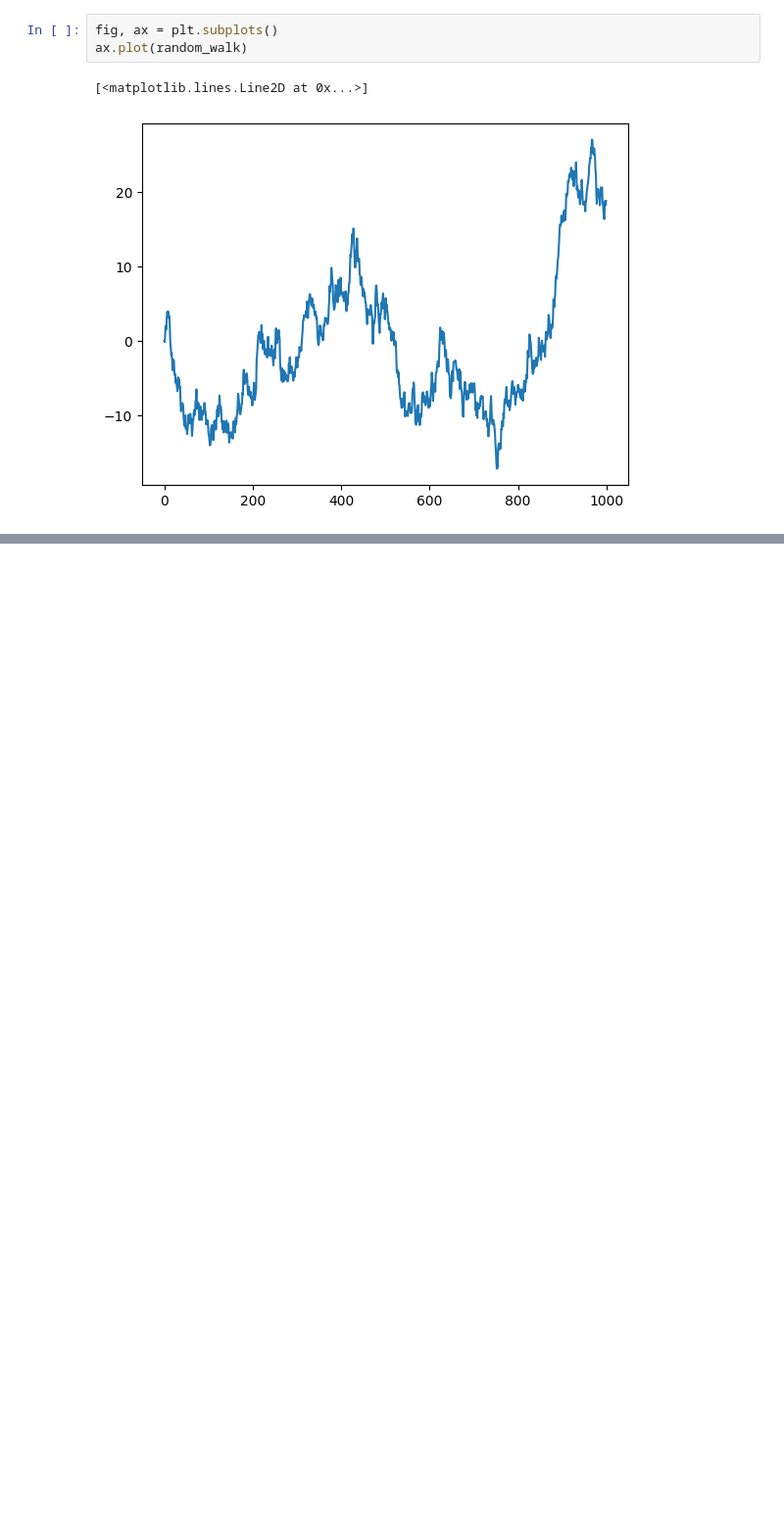
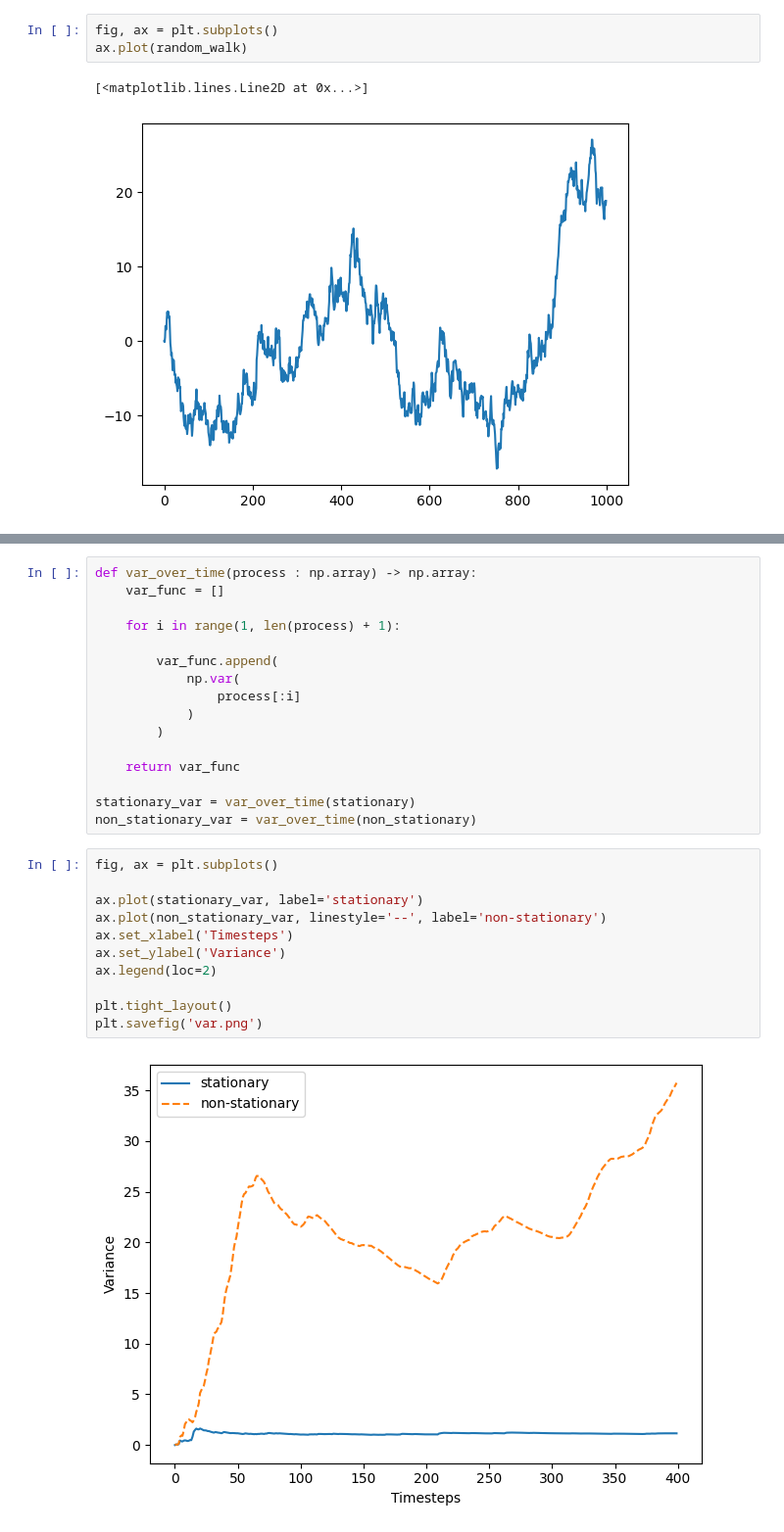
Before and after one commit to alejandro-armenta/time, a Jupyter notebook: random.ipynb, the cells around one changed output, grey strips where cells are left out. Shown at 98% size. Drawn from its saved outputs; the diff is of its cells as text; blank space fills up the shorter version.

```diff
--- a/random.ipynb
+++ b/random.ipynb
@@ -36,0 +131,29 @@ ax.plot(random_walk)
+# %%
+def var_over_time(process : np.array) -> np.array:
+    var_func = []
+
+    for i in range(1, len(process) + 1):
+
+        var_func.append(
+            np.var(
+                process[:i]
+            )
+        )
+
+    return var_func
+
+stationary_var = var_over_time(stationary)
+non_stationary_var = var_over_time(non_stationary)
+# %%
+fig, ax = plt.subplots()
+
+ax.plot(stationary_var, label='stationary')
+ax.plot(non_stationary_var, linestyle='--', label='non-stationary')
+ax.set_xlabel('Timesteps')
+ax.set_ylabel('Variance')
+ax.legend(loc=2)
+
+plt.tight_layout()
+plt.savefig('var.png')
+# %% [output]
+[figure, added]
```
Also changed, not shown: parts of 19 cells of this notebook, 4 other files.
